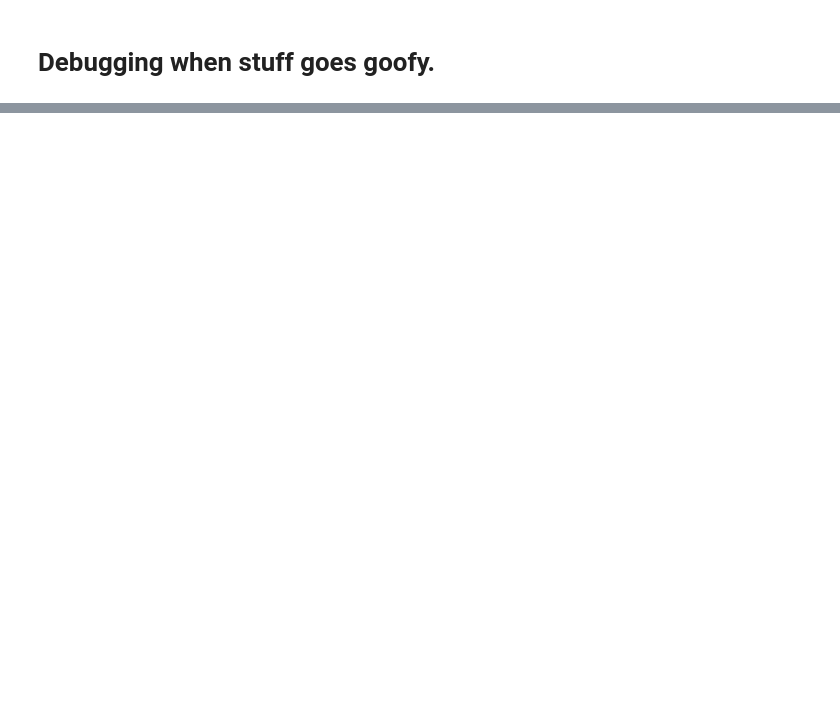
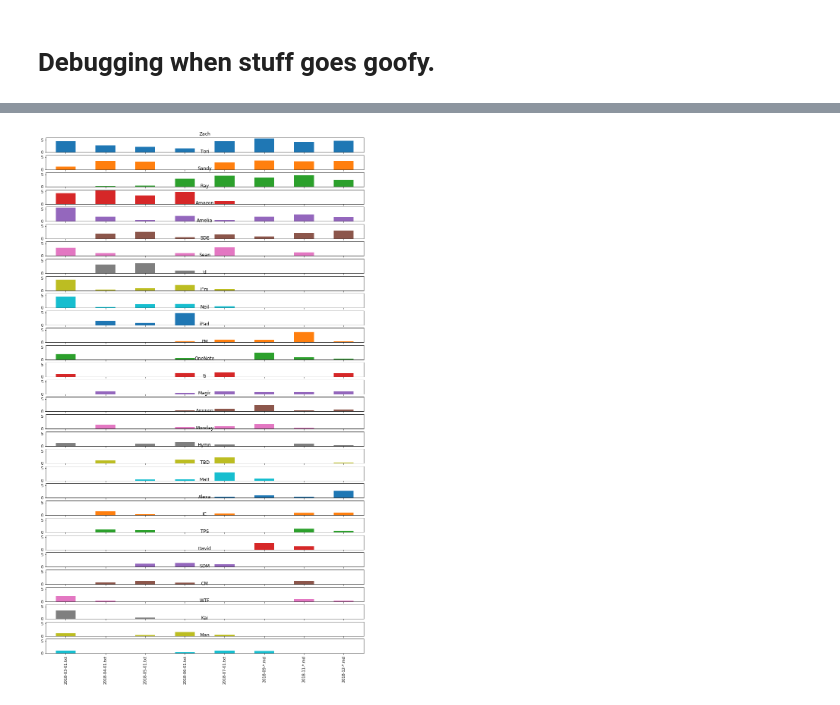
Before and after one commit to idvorkin/jupyter, a Jupyter notebook: PlayNLP.ipynb, the cells around one changed output, grey strips where cells are left out. Cells and saved outputs as stored; diff of their text form; code cells hidden in the pictures; blank space fills up the shorter version.

```diff
--- a/PlayNLP.ipynb
+++ b/PlayNLP.ipynb
@@ -384,56 +400,41 @@ GraphWordDistribution([token.pos_ for token in doc], title=f"POS Distribution on
+# %%
+def MakePDF(words, name):
+    def ToPercent(x: float) -> float:
+        return x * 100
+
+    return pd.Series(words, name=name).value_counts(normalize=True).apply(ToPercent)
+
+
+def PathToFriendlyTitle(path: str):
+    path = path.split("/")[-1]
+    if "export-" in path:
+        return path.split("export-")[-1]
+    else:
+        return path
 # %%
-# yup going to need some refactoring
-nlp = get_nlp_model("en_core_web_lg")
-
-# corpus = LoadCorpus(corpus_path)
-# DocForCorpus(nlp, LoadCorpus(p))
-
-
-def GetPDFCDF(words, name):
-    def ToPercent(x: float) -> float:
-        return x * 100
-
-    # NOTE: No point creating a full data frame when only using a single column.
-    pdf = pd.Series(words, name=name).value_counts(normalize=True).apply(ToPercent)
-    cdf = pdf.cumsum()
-    return (pdf, cdf)
-
-def PathToHead(path:str):
-    path =  path.split("/")[-1]
-    if 'export-' in path:
-        return path.split("export-")[-1]
-    else:
-        return path
-
-corpus = [
-    GetPDFCDF(GetInterestingForCorpusPath(p, "PROPN"), PathToHead(p))[0][:10] for p in corpus_paths
+# corpus_paths = corpus_path_months[2018]+corpus_path_months[2019]
+corpus_paths = corpus_path_months[2018]
+pdfs = [
+    MakePDF(GetInterestingForCorpusPath(p, "PROPN"), PathToFriendlyTitle(p))
+    for p in corpus_paths
 ]
 
-# [Series[idx=word, value=PropN_Frequency]]
-#wordByTimespan = pd.DataFrame().join(corpus, how="outer", sort=False)
+# TODO: Why can't we use the join - gives an error.
+# wordByTimespan = pd.DataFrame().join(pdfs, how="outer", sort=False)
 wordByTimespan = pd.DataFrame()
-for r in corpus:
-    wordByTimespan = wordByTimespan.join(r, how="outer")
+for pdf in pdfs:
+    wordByTimespan = wordByTimespan.join(pdf, how="outer")
 
-# Sort by word frequency
-# NOTE: I suspect it'd be interesting to sort by TF*IDF because it'll make words that are present only in a few months still pop out.
+# Sort by sum(word frequency) over all corpus
+# I  suspect it'd be interesting to sort by TF*IDF because it'll make words that are present
+# only in a few months get a boost.
 wordByTimespan["word_frequency"] = wordByTimespan.sum(skipna=True, axis="columns")
 wordByTimespan = wordByTimespan.sort_values("word_frequency", ascending=False)
 
 # Remove total column
 wordByTimespan = wordByTimespan.iloc[:, :-1]
 
-height_in_inches = 6
-matplotlib.rc("figure", figsize=(2 * height_in_inches, height_in_inches))
-
-# combined bar graph
-# wordByTimespan.iloc[:10,:].plot(kind="bar",subplots=False, legend=True, animated=True, figsize=(16,8))
-
-# subplot per month
-# wordByTimespan.plot(kind="bar",subplots=True, legend=False)
-
-# subplot per month - top 10
-# XXX: Interesting - you need to syncronize all subplots to be same height as they all have the same axix
-wordByTimespan.iloc[:30, :].T.plot( kind="bar", subplots=True, legend=False, figsize=(15, 14), sharey=True )
-#wordByTimespan.iloc[:30, :].plot( kind="bar", subplots=True, legend=False, figsize=(15, 14), sharey=True )
-#wordByTimespan.iloc[:13, :].T.plot( kind="bar", subplots=False, legend=True, figsize=(15, 14), sharey=True )
+#wordByTimespan.iloc[:50, :].plot( kind="bar", subplots=False, legend=False, figsize=(15, 14), sharey=True )
+wordByTimespan.iloc[:30, :].T.plot( kind="bar", subplots=True, legend=False, figsize=(15, 25), sharey=True )
+# wordByTimespan.iloc[:13, :].T.plot( kind="bar", subplots=False, legend=True, figsize=(15, 14), sharey=True )
+# %% [output]
@@ -439,0 +458 @@ wordByTimespan.iloc[:30, :].T.plot( kind="bar", subplots=True, legend=False, fig
+[figure, added]
```
Also changed, not shown: parts of 19 cells of this notebook, 1 other file.
